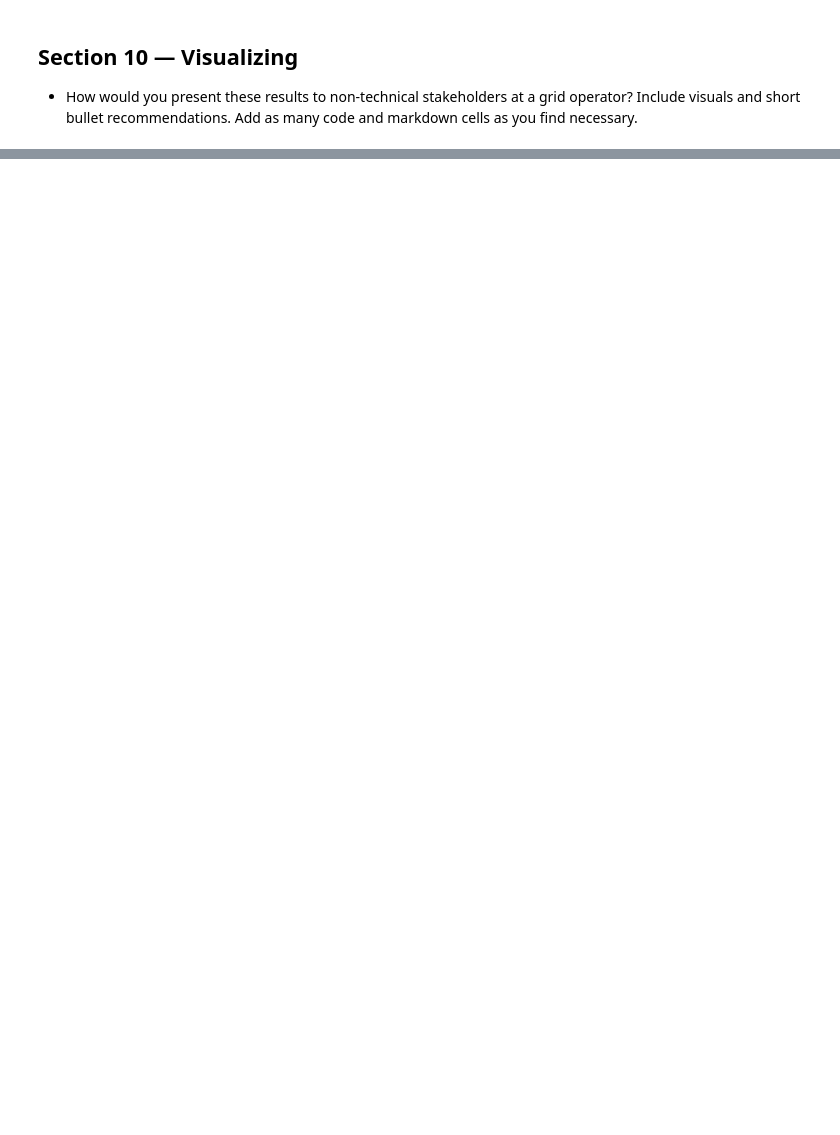
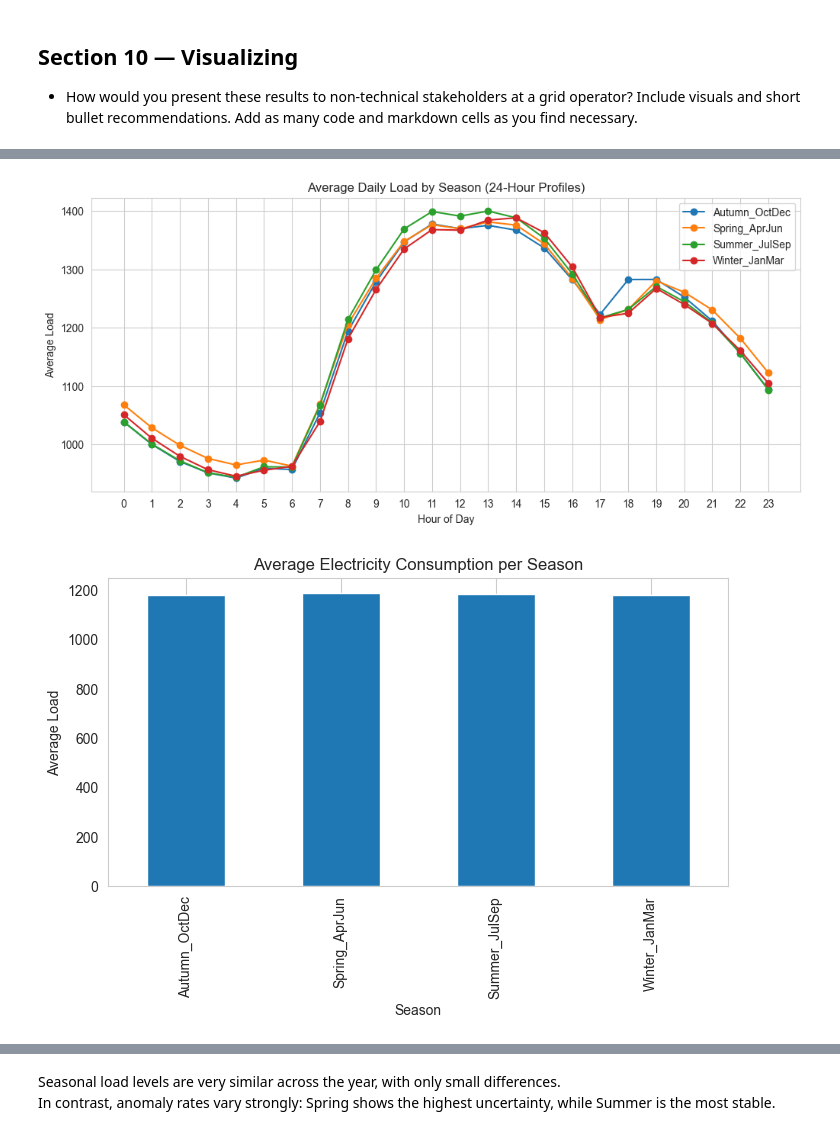
Before and after one commit to ICAI-IMAT-XAI/p3-timeseries-CMazuecos, a Jupyter notebook: notebook/panama_load.ipynb, the cells around one changed output, grey strips where cells are left out. Cells and saved outputs as stored; diff of their text form; code cells hidden in the pictures; blank space fills up the shorter version.

```diff
--- a/notebook/panama_load.ipynb
+++ b/notebook/panama_load.ipynb
@@ -380,0 +551,5 @@ anomalies[anomalies['anomaly']].head(20)
+# %%
+anom["month"] = anom.index.month
+anom["season"] = anom["month"].map(manual_season)
+
+anom
@@ -380,0 +571,48 @@ anomalies[anomalies['anomaly']].head(20)
+# %%
+season_hourly = df_season.groupby(["season", "hour"])["load"].mean()
+season_hourly = season_hourly.reset_index()
+plt.figure(figsize=(12,5))
+for s in sorted(season_hourly["season"].unique()):
+    subset = season_hourly[season_hourly["season"] == s]
+    plt.plot(subset["hour"], subset["load"], marker='o', label=s)
+
+plt.title("Average Daily Load by Season (24-Hour Profiles)")
+plt.xlabel("Hour of Day")
+plt.ylabel("Average Load")
+plt.xticks(range(24))
+plt.grid(True)
+plt.legend()
+plt.show()
+
+
+
+# Compute average load per season
+avg_per_season = df_season.groupby("season")["load"].mean()
+
+plt.figure(figsize=(8,4))
+avg_per_season.sort_index().plot(kind="bar")
+plt.title("Average Electricity Consumption per Season")
+plt.xlabel("Season")
+plt.ylabel("Average Load")
+plt.grid(axis='y')
+plt.show()
+
+
+
+avg_anom_per_season = (
+    anom.groupby("season")["anomaly"]
+        .mean() * 100
+).sort_index()
+
+
+
+plt.figure(figsize=(8,4))
+avg_anom_per_season.plot(kind="bar")
+plt.title("Average Anomaly Rate per Season (%)")
+plt.xlabel("Season")
+plt.ylabel("Anomaly Percentage (%)")
+plt.grid(axis='y')
+plt.show()
+# %% [output]
+[figure, added]
+[figure, added]
@@ -380,0 +620,3 @@ anomalies[anomalies['anomaly']].head(20)
+# %% [markdown]
+Seasonal load levels are very similar across the year, with only small differences.
+In contrast, anomaly rates vary strongly: Spring shows the highest uncertainty, while Summer is the most stable.
```
Also changed, not shown: parts of 25 cells of this notebook.
